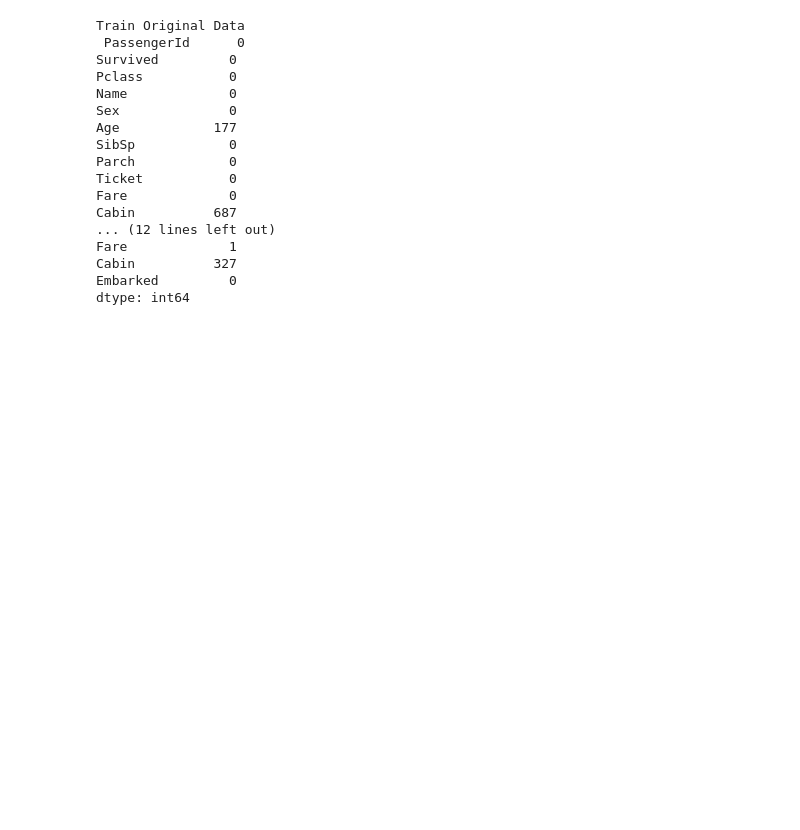
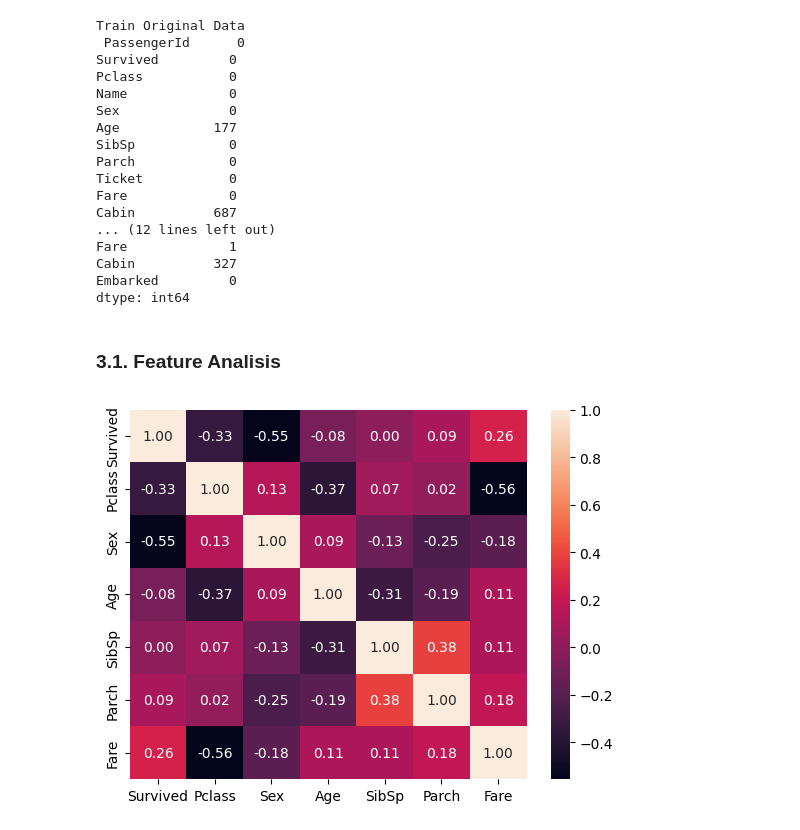
Before and after one commit to CarlosHenriqueMatos/dataExplorationAndML, a Jupyter notebook: AddingFeatureEngeneering.ipynb, the cells around one changed output. Cells and saved outputs as stored; diff of their text form; code cells hidden in the pictures; blank space fills up the shorter version.

```diff
--- a/AddingFeatureEngeneering.ipynb
+++ b/AddingFeatureEngeneering.ipynb
@@ -394,3 +395,9 @@ trainOriginalData['Sex'] = pd.get_dummies(trainOriginalData['Sex'], dtype=int)["
 testOriginalData['Sex'] = pd.get_dummies(testOriginalData['Sex'], dtype=int)["male"]
 # %%
 trainOriginalData = trainOriginalData.drop((multiOutliersDataset(trainOriginalData,2,["Pclass","Sex","Age","SibSp","Parch","Fare"])), axis = 0).reset_index(drop=True)
+# %% [markdown]
+### 3.1. Feature Analisis
+# %%
+g = sns.heatmap(trainOriginalData[["Survived","Pclass","Sex","Age","SibSp","Parch","Fare"]].corr(),annot=True, fmt = ".2f")
+# %% [output]
+[figure, added]
```
Also changed, not shown: parts of 4 cells of this notebook.
